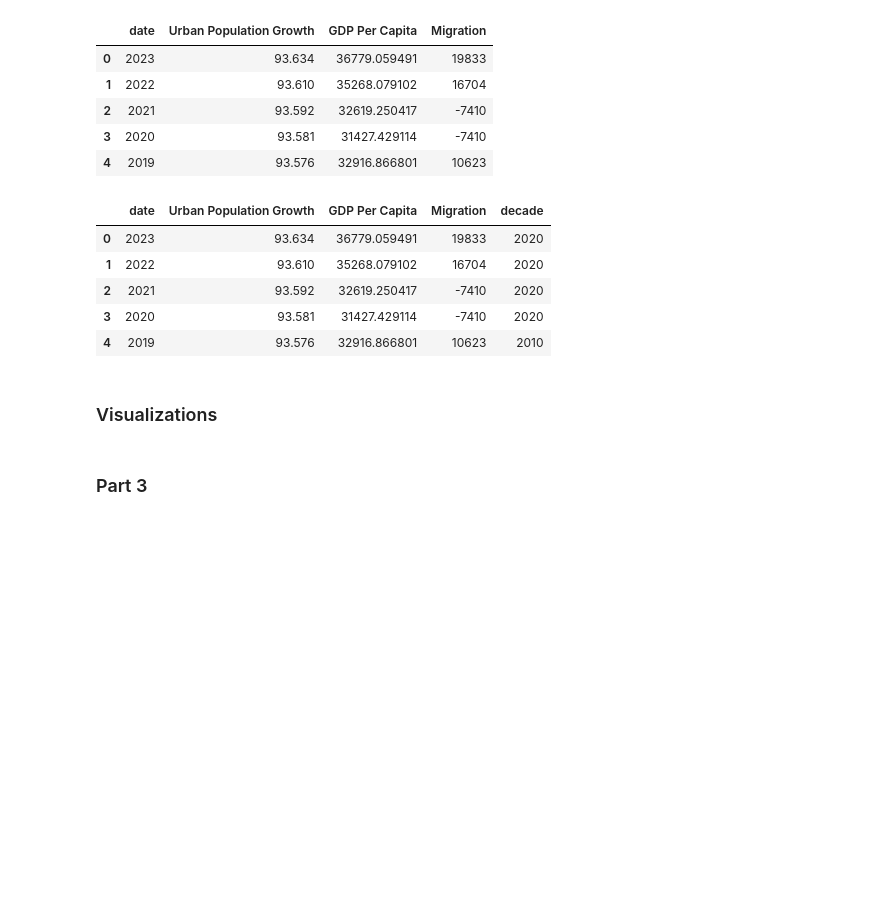
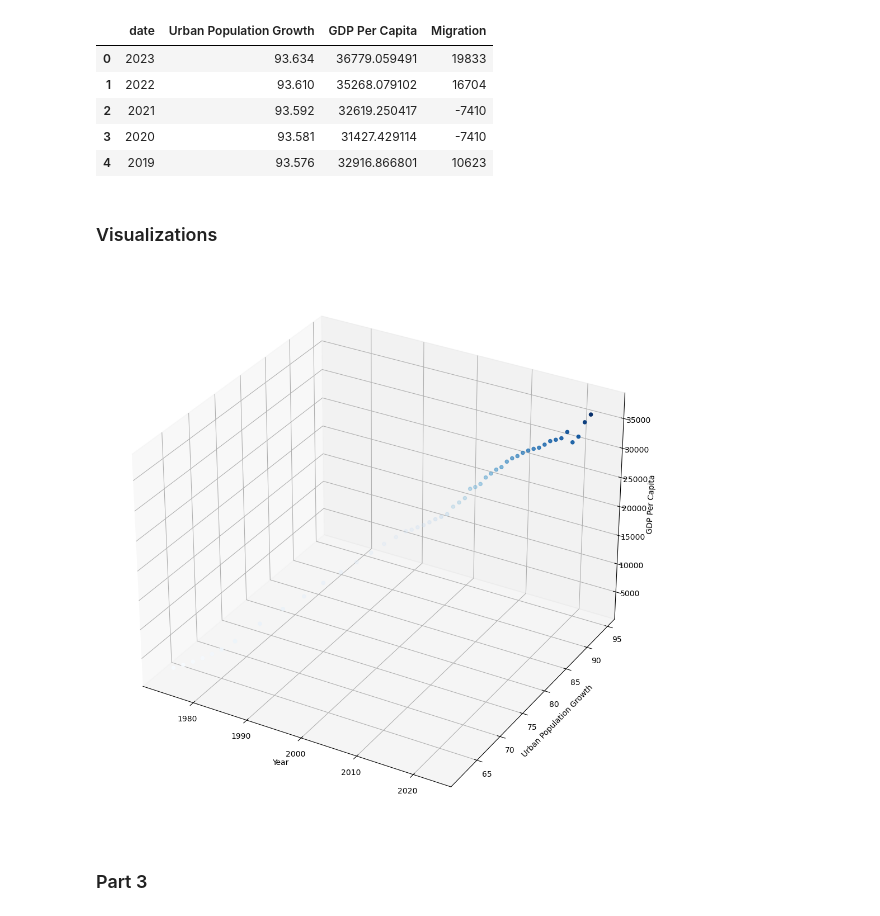
Before and after one commit to berkemaltepe/2025-Spring-DS3000, a Jupyter notebook: Phase2.ipynb, the cells around one changed output. Cells and saved outputs as stored; diff of their text form; code cells hidden in the pictures; blank space fills up the shorter version.

Commit message:
Added new plot

```diff
--- a/Phase2.ipynb
+++ b/Phase2.ipynb
@@ -115,17 +115,21 @@ for value in PR_df['date']:
 
 PR_df['decade'] = decades
 PR_df.head()
+PR_df["date"] = pd.to_numeric(PR_df["date"])
-# %% [output]
-|  | date | Urban Population Growth | GDP Per Capita | Migration | decade |
-| 0 | 2023 | 93.634 | 36779.059491 | 19833 | 2020 |
-| 1 | 2022 | 93.610 | 35268.079102 | 16704 | 2020 |
-| 2 | 2021 | 93.592 | 32619.250417 | -7410 | 2020 |
-| 3 | 2020 | 93.581 | 31427.429114 | -7410 | 2020 |
-| 4 | 2019 | 93.576 | 32916.866801 | 10623 | 2010 |
 # %% [markdown]
 ### Visualizations
 # %%
 import matplotlib.pyplot as plt
+# %%
+fig = plt.figure(figsize=(30,10))
+ax = fig.add_subplot(111, projection="3d")
+ax.scatter(PR_df["date"], PR_df["Urban Population Growth"], PR_df["GDP Per Capita"], c=PR_df["GDP Per Capita"], cm)
+ax.set_xlabel("Year")
+ax.set_ylabel("Urban Population Growth")
+ax.set_zlabel("GDP Per Capita")
+plt.show()
+# %% [output]
+[figure, added]
 # %% [markdown]
 ### Part 3
 # %% [markdown]
```
